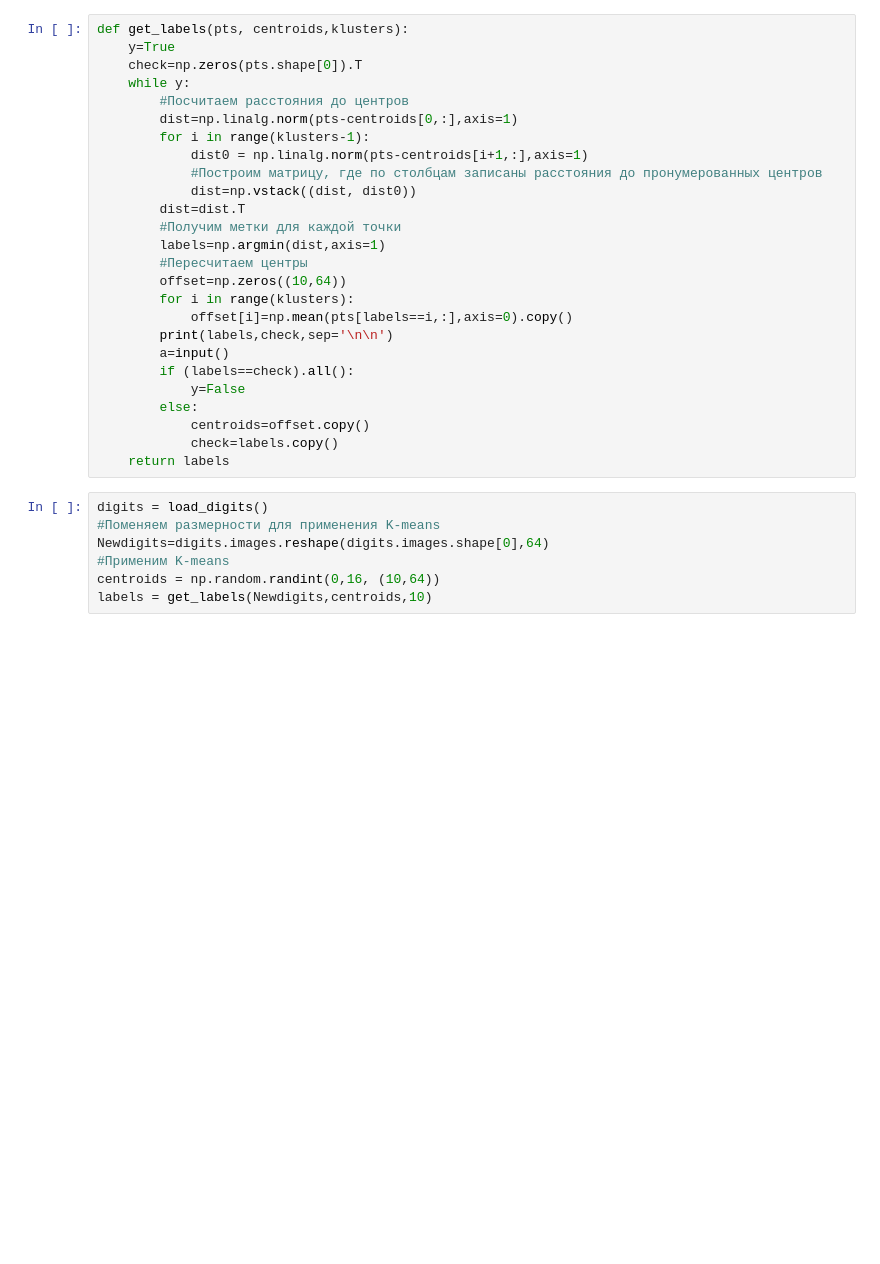
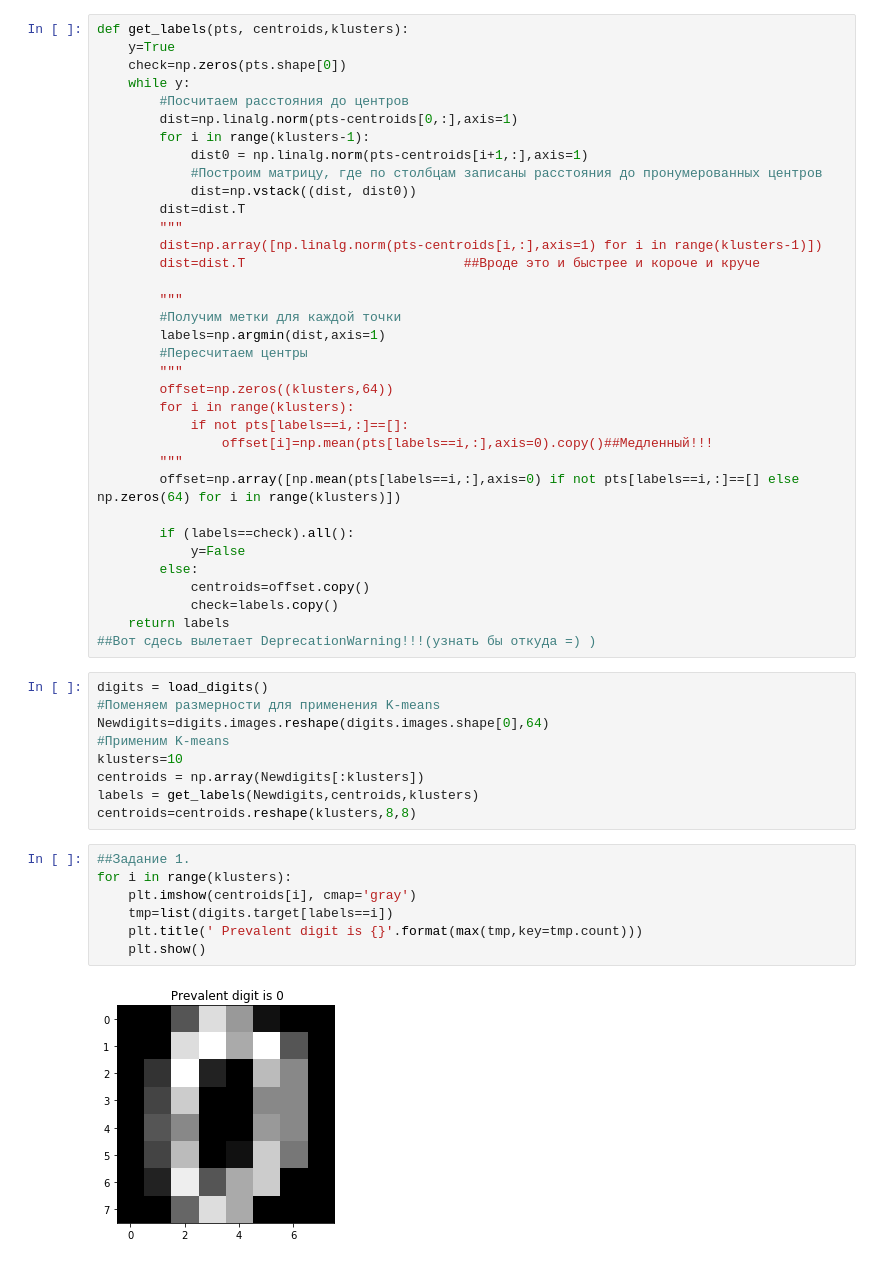
Before and after one commit to Verdangeta/Hometask, a Jupyter notebook: Homework3.ipynb, the cells around one changed output. Drawn from its saved outputs; the diff is of its cells as text; blank space fills up the shorter version.

Commit message:
Доделал полностью третье домашнее задание.

```diff
--- a/Homework3.ipynb
+++ b/Homework3.ipynb
@@ -5,7 +7,7 @@ from sklearn.datasets import load_digits
 # %%
 def get_labels(pts, centroids,klusters):
     y=True
-    check=np.zeros(pts.shape[0]).T
+    check=np.zeros(pts.shape[0])
     while y:
         #Посчитаем расстояния до центров
         dist=np.linalg.norm(pts-centroids[0,:],axis=1)
@@ -14,24 +16,44 @@ def get_labels(pts, centroids,klusters):
             #Построим матрицу, где по столбцам записаны расстояния до пронумерованных центров
             dist=np.vstack((dist, dist0))
         dist=dist.T
+        """
+        dist=np.array([np.linalg.norm(pts-centroids[i,:],axis=1) for i in range(klusters-1)])
+        dist=dist.T                            ##Вроде это и быстрее и короче и круче
+
+        """
         #Получим метки для каждой точки
         labels=np.argmin(dist,axis=1)
         #Пересчитаем центры
-        offset=np.zeros((10,64))
+        """
+        offset=np.zeros((klusters,64))
         for i in range(klusters):
-            offset[i]=np.mean(pts[labels==i,:],axis=0).copy()
-        print(labels,check,sep='\n\n')
-        a=input()
+            if not pts[labels==i,:]==[]:
+                offset[i]=np.mean(pts[labels==i,:],axis=0).copy()##Медленный!!!
+        """
+        offset=np.array([np.mean(pts[labels==i,:],axis=0) if not pts[labels==i,:]==[] else np.zeros(64) for i in range(klusters)])
+
         if (labels==check).all():
             y=False
         else:
             centroids=offset.copy()
             check=labels.copy()
     return labels
+##Вот сдесь вылетает DeprecationWarning!!!(узнать бы откуда =) )
 # %%
 digits = load_digits()
 #Поменяем размерности для применения K-means
 Newdigits=digits.images.reshape(digits.images.shape[0],64)
 #Применим K-means
-centroids = np.random.randint(0,16, (10,64))
-labels = get_labels(Newdigits,centroids,10)
+klusters=10
+centroids = np.array(Newdigits[:klusters])
+labels = get_labels(Newdigits,centroids,klusters)
+centroids=centroids.reshape(klusters,8,8)
+# %%
+##Задание 1.
+for i in range(klusters):
+    plt.imshow(centroids[i], cmap='gray')
+    tmp=list(digits.target[labels==i])
+    plt.title(' Prevalent digit is {}'.format(max(tmp,key=tmp.count)))
+    plt.show()
+# %% [output]
+[figure, added]
```
Also changed, not shown: parts of 7 cells of this notebook, 1 other file.
